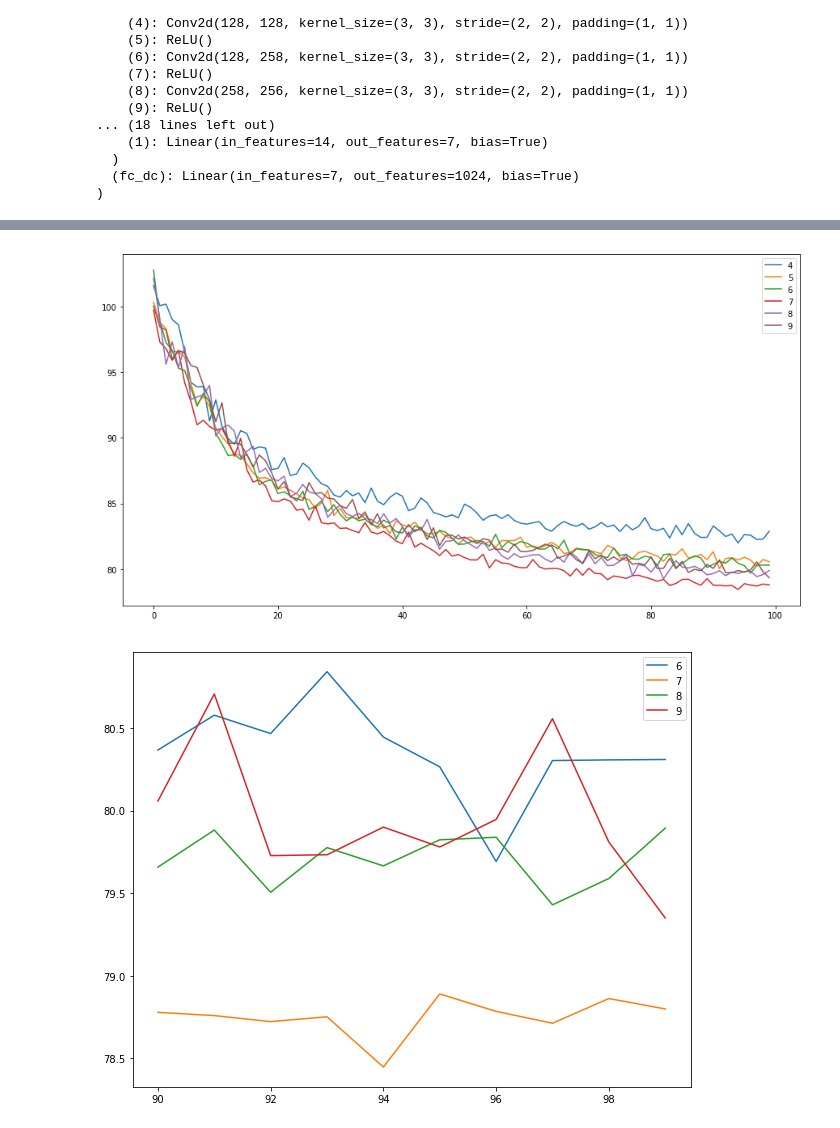
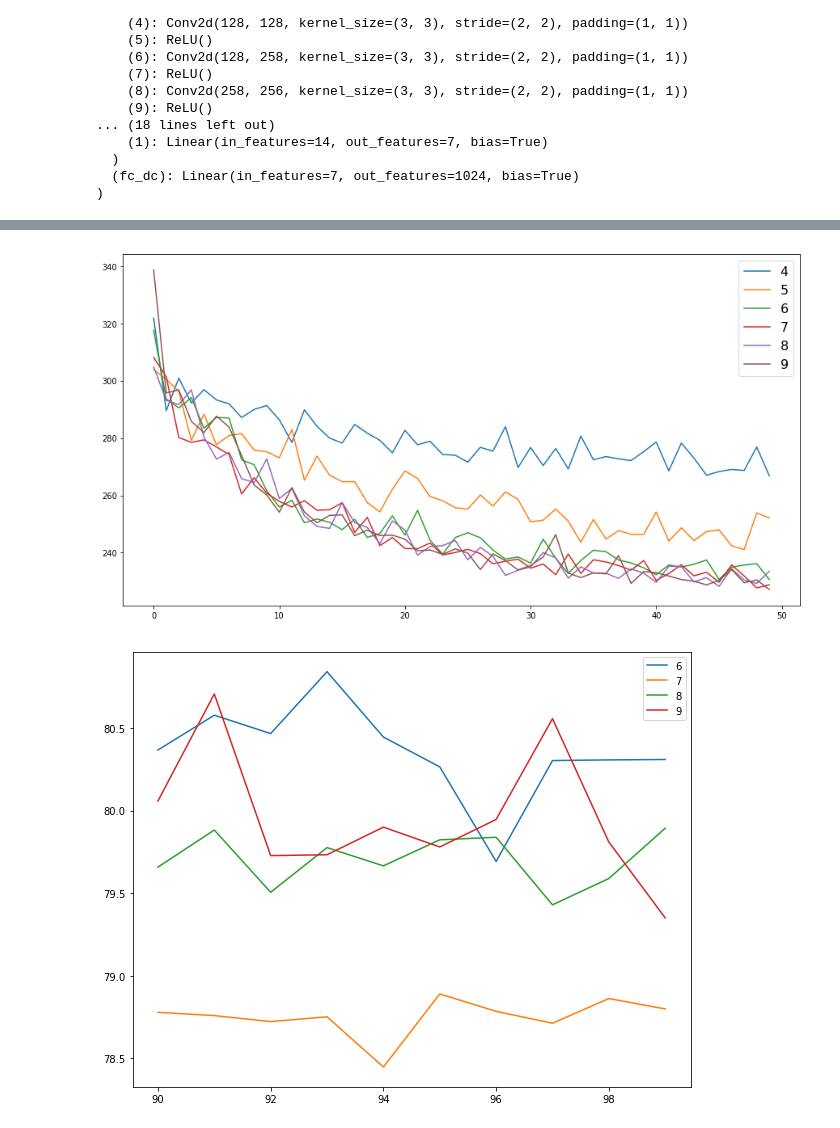
Before and after one commit to nottu/pytorch-autoencoder-tests, a Jupyter notebook: notebooks/b-vae_multi_values_test.ipynb, the cells around one changed output, grey strips where cells are left out. Cells and saved outputs as stored; diff of their text form; code cells hidden in the pictures.

```diff
--- a/notebooks/b-vae_multi_values_test.ipynb
+++ b/notebooks/b-vae_multi_values_test.ipynb
@@ -32,8 +34,10 @@ from b_vae_trainer_multi import VAE
 # %%
-lrg_data_set = LRG(use_kittler=True, blur=True)
+lrg_data_set   = LRG(use_kittler=True, n_aug=10, blur=True,
+                       catalog_dir='../data/catalog/mrt-table3.txt', file_dir='../data/lrg')
 
 data_loader_lrg   = data.DataLoader(lrg_data_set, batch_size=64, shuffle=False)
 
 sample = iter(data_loader_lrg).next()
+print(len(data_loader_lrg))
 # %% [output]
 LRG:    1442/1442
@@ -42,7 +47,8 @@ device = 'cpu'
 # fixed values #
 epochs, gam, cap = 100, 8, 20
 ###############
-name_template = 'trained_models/b_vae_proc_unlrg_g{}_ld{}_epochs{}_cap{}'
+# b_vae_norot_unlrg_g10_ld2_epochs50_cap10
+name_template = '../trained_models/b_vae_norot_unlrg_g{}_ld{}_epochs{}_cap{}'
 # %%
 lt_dim = 7
 ###############
@@ -129,7 +134,7 @@ tensor([ 2.9828, -1.6261,  0.3042, -0.5460, -1.5506,  0.8938,  4.1545],
 r = 15
 nimg = r * 15
 k = 1
-l = 0.5
+l = k
 plt.figure(figsize=(101.3, 104))
 gs1 = gridspec.GridSpec(15, r)
 gs1.update(wspace=0.01, hspace=0.01)
@@ -141,7 +146,7 @@ for i in range(15):
         with torch.no_grad():
             e = vae.encode(s.to(device))[0][0]
             e[1] += k*(-r/2 + j)
-            e[2] += l*(-r/2 + i)
+            e[4] += l*(-r/2 + i)
             d = vae.decode(e).cpu()[0][0]
         ax1.imshow(d, cmap='gray')
         ax1.set_aspect('equal')
@@ -150,18 +155,18 @@ for i in range(15):
 # %%
 train_losses = []
 for i in range(4, 10):
-    train_file = "model_loss_data/train_loss_proc_gam_8_lt_{}.npy".format(i)
+    train_file = "../model_loss_data/gm10/test_loss_lt_{}.npy".format(i)
     losses = np.load(train_file,allow_pickle=True)
     train_losses.append([l.item() for l in losses])
 train_losses = np.array(train_losses)
 # %%
 plt.figure(figsize=(15,8))
 for i in range(2, 8):
     plt.plot(train_losses[i-2], label='{}'.format(i+2))
-plt.legend(loc='upper right')
+plt.legend(loc='upper right', prop={'size': 16})
 plt.show()
 # %% [output]
-[figure, old version]
+[figure, new version]
 # %%
 plt.figure(figsize=(10,8))
 
```
Also changed, not shown: parts of 7 cells of this notebook, 31 other files.
